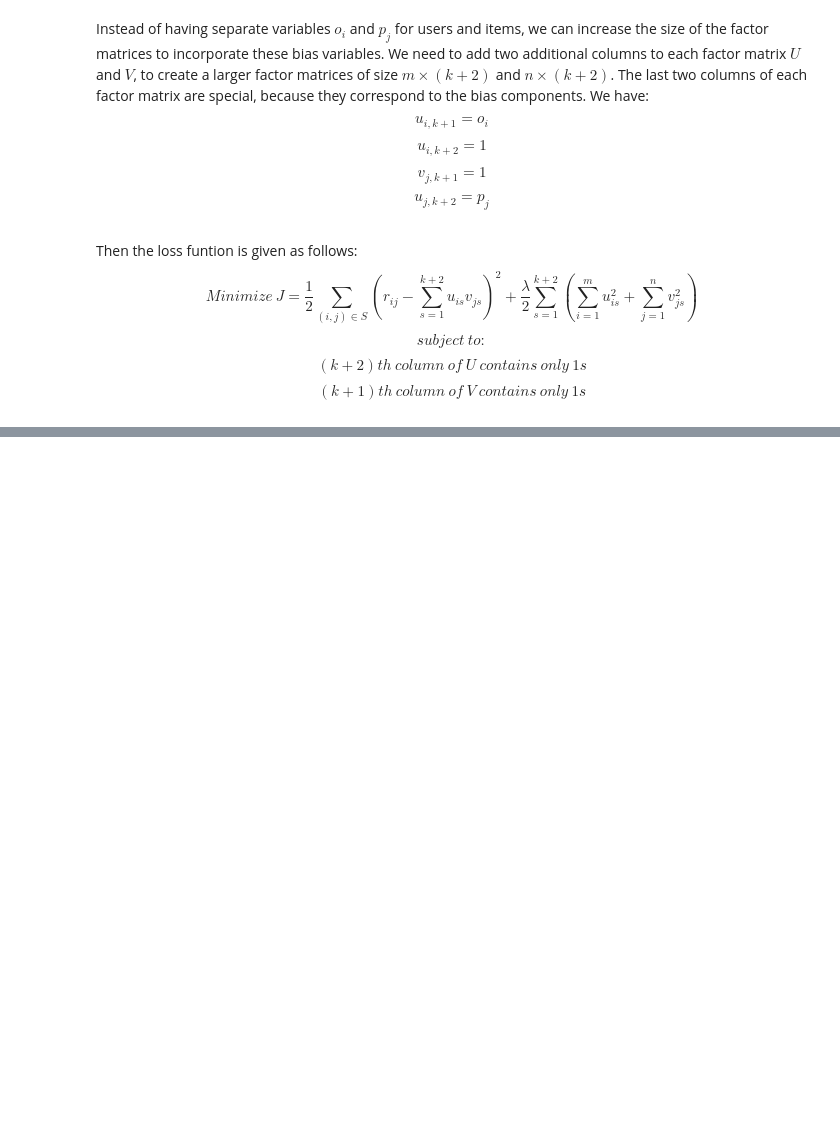
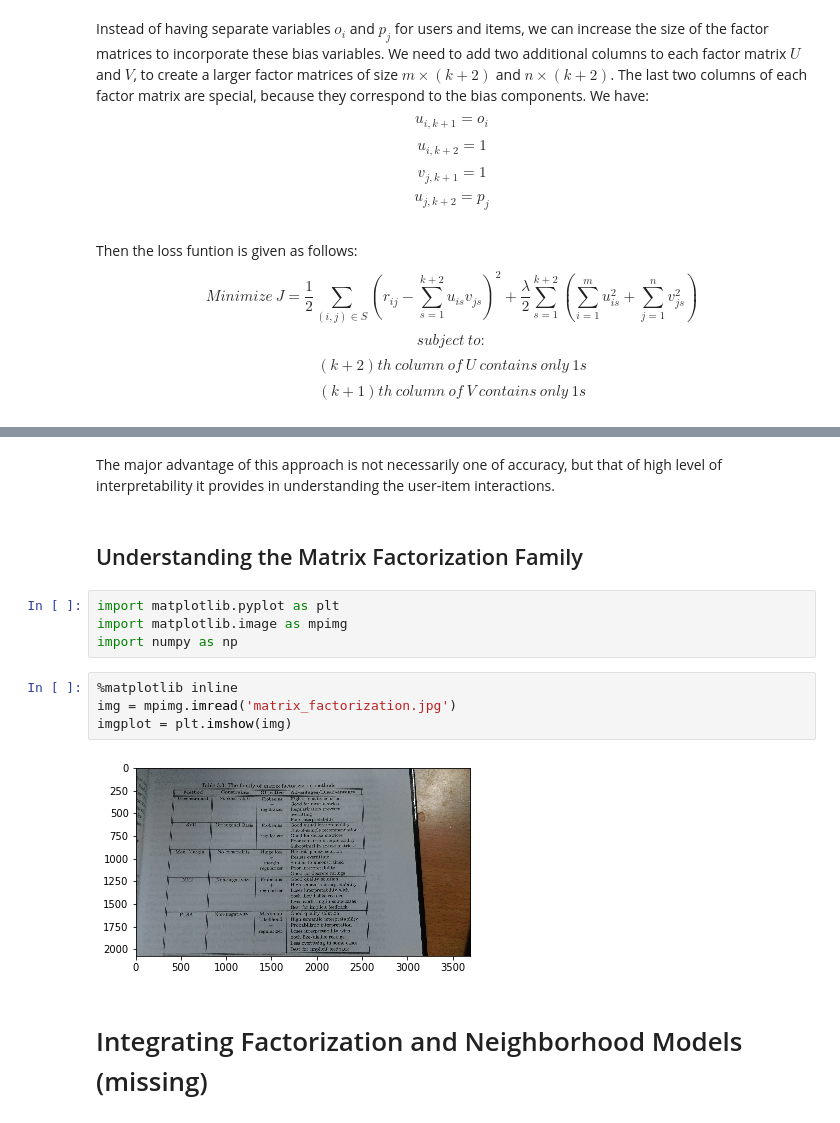
Before and after one commit to thanhhau097/Recommender-System, a Jupyter notebook: ModelBasedCollaborativeFiltering/Model-Based Collaborative Filtering.ipynb, the cells around one changed output, grey strips where cells are left out. Saved outputs shown, nothing was run; the diff lists cells and outputs as text; blank space fills up the shorter version.

```diff
--- a/ModelBasedCollaborativeFiltering/Model-Based Collaborative Filtering.ipynb
+++ b/ModelBasedCollaborativeFiltering/Model-Based Collaborative Filtering.ipynb
@@ -727,0 +655,16 @@ $$ (k+1)th\ column\ of\ V\ contains\ only\ 1s $$
+# %% [markdown]
+The major advantage of this approach is not necessarily one of accuracy, but that of high level of interpretability it provides in understanding the user-item interactions.
+# %% [markdown]
+## Understanding the Matrix Factorization Family
+# %%
+import matplotlib.pyplot as plt
+import matplotlib.image as mpimg
+import numpy as np
+# %%
+%matplotlib inline
+img = mpimg.imread('matrix_factorization.jpg')
+imgplot = plt.imshow(img)
+# %% [output]
+[figure, added]
+# %% [markdown]
+# Integrating Factorization and Neighborhood Models (missing)
```
Also changed, not shown: parts of 36 cells of this notebook, 1 other file.
